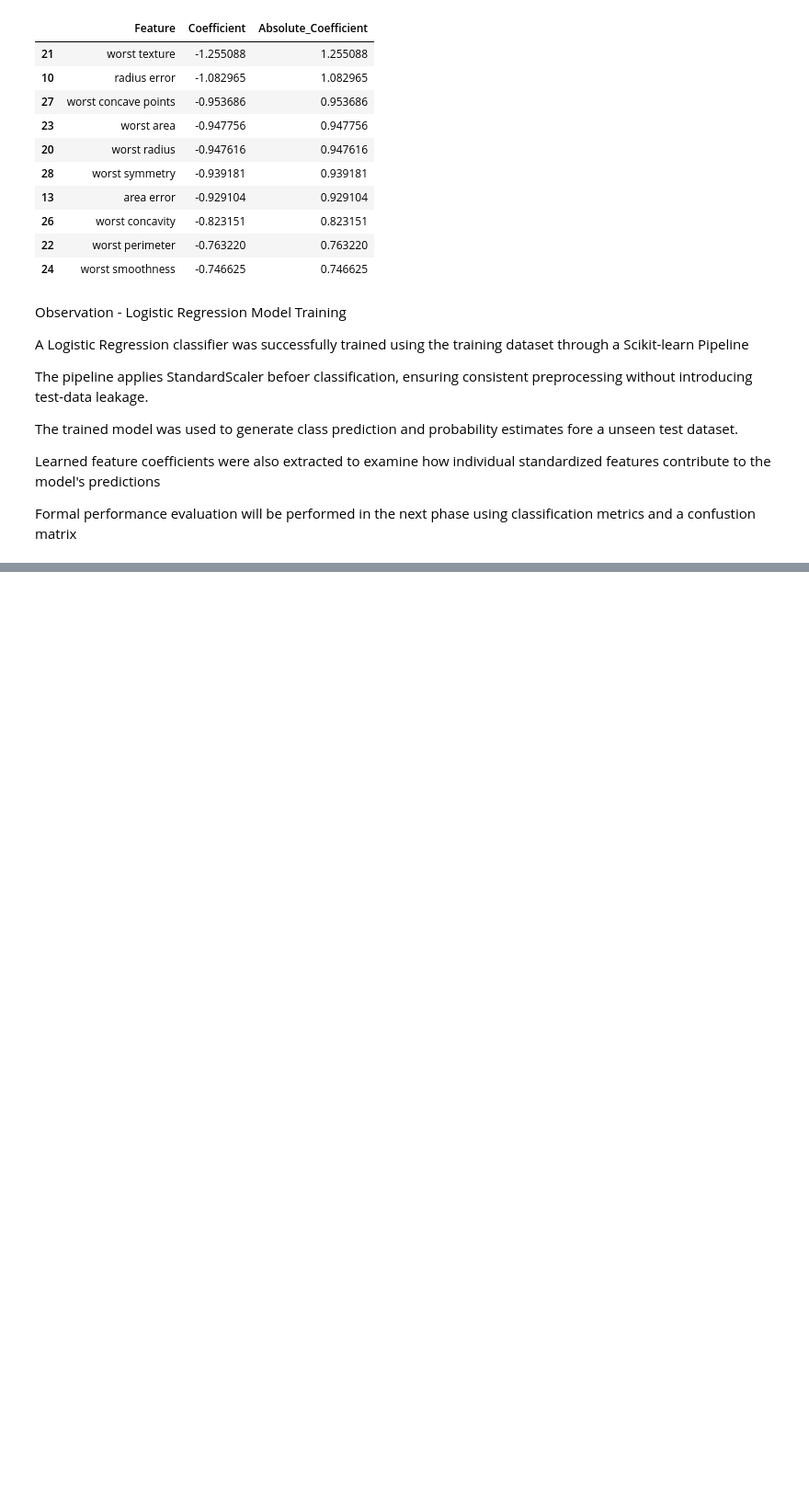
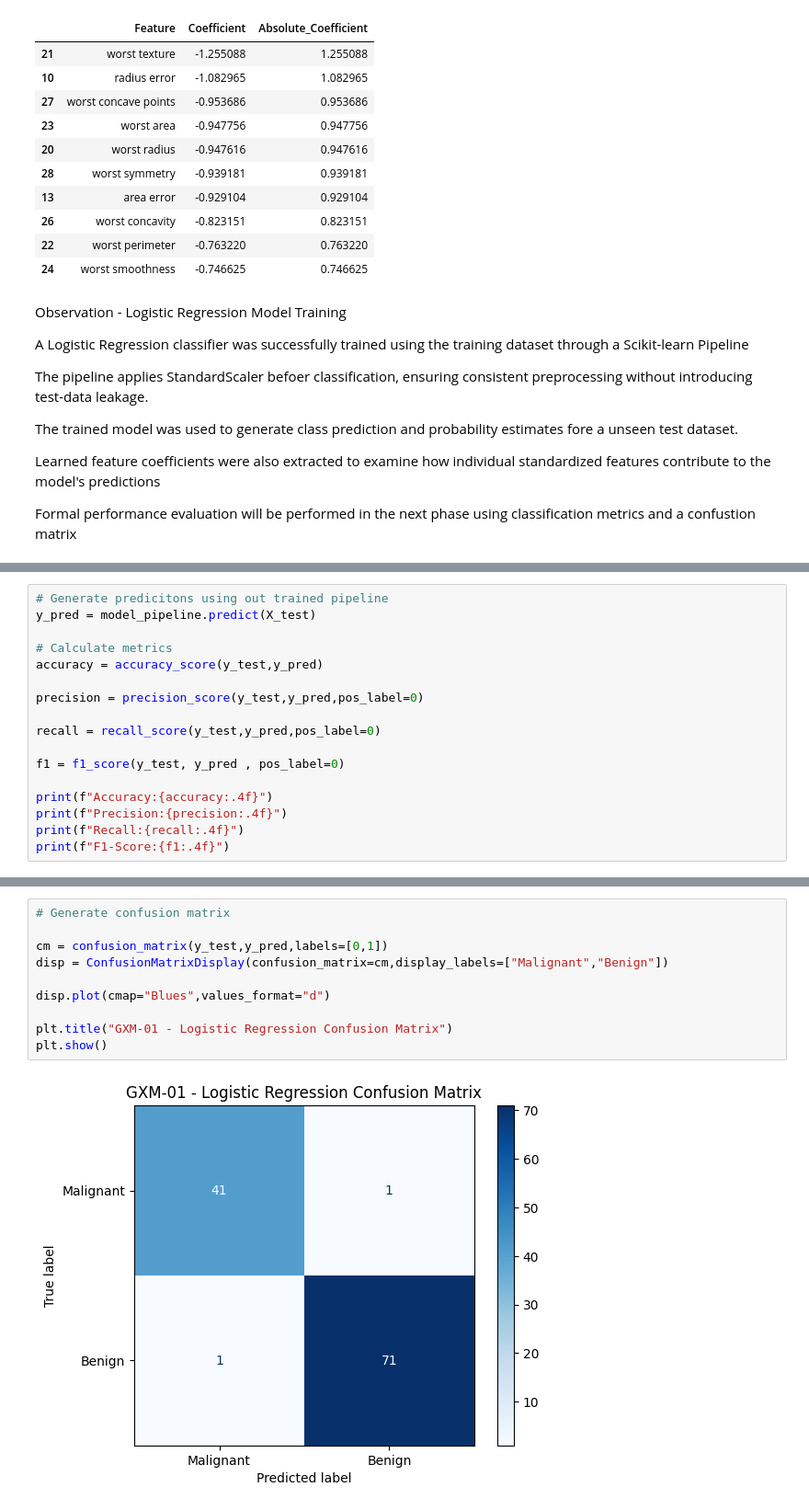
Before and after one commit to anafap/genomic-ml-reliability, a Jupyter notebook: notebooks/02_model_training.ipynb, the cells around one changed output, grey strips where cells are left out. Shown at 92% size. Saved outputs shown, nothing was run; the diff lists cells and outputs as text; blank space fills up the shorter version.

Commit message:
feat(ml) evaluate logistic regression baseline performance

```diff
--- a/notebooks/02_model_training.ipynb
+++ b/notebooks/02_model_training.ipynb
@@ -279,0 +302,17 @@ Formal performance evaluation will be performed in the next phase using classifi
+# %%
+# Generate predicitons using out trained pipeline
+y_pred = model_pipeline.predict(X_test)
+
+# Calculate metrics
+accuracy = accuracy_score(y_test,y_pred)
+
+precision = precision_score(y_test,y_pred,pos_label=0)
+
+recall = recall_score(y_test,y_pred,pos_label=0)
+
+f1 = f1_score(y_test, y_pred , pos_label=0)
+
+print(f"Accuracy:{accuracy:.4f}")
+print(f"Precision:{precision:.4f}")
+print(f"Recall:{recall:.4f}")
+print(f"F1-Score:{f1:.4f}")
@@ -279,0 +338,12 @@ Formal performance evaluation will be performed in the next phase using classifi
+# %%
+# Generate confusion matrix
+
+cm = confusion_matrix(y_test,y_pred,labels=[0,1])
+disp = ConfusionMatrixDisplay(confusion_matrix=cm,display_labels=["Malignant","Benign"])
+
+disp.plot(cmap="Blues",values_format="d")
+
+plt.title("GXM-01 - Logistic Regression Confusion Matrix")
+plt.show()
+# %% [output]
+[figure, added]
```
Also changed, not shown: parts of 9 cells of this notebook.
